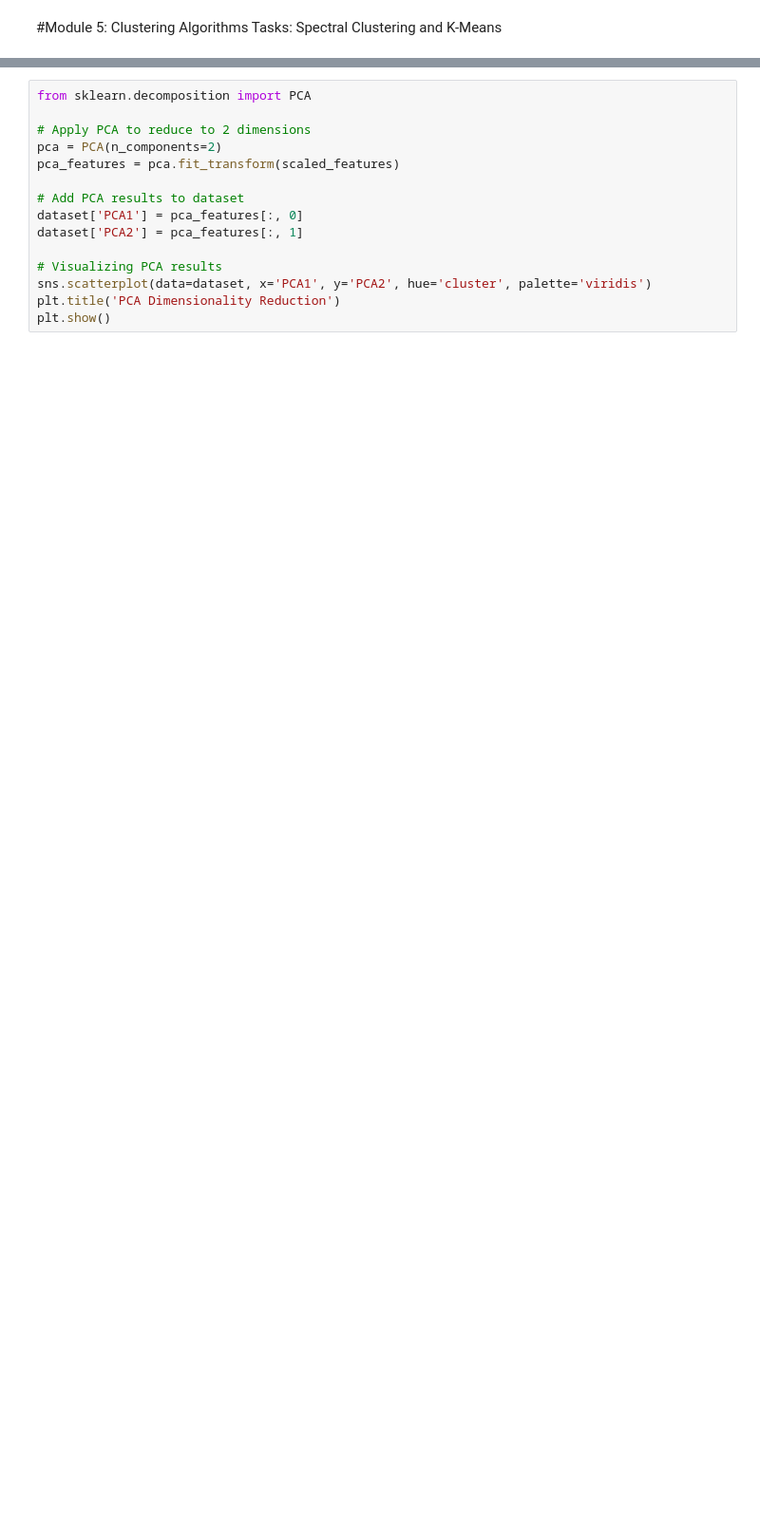
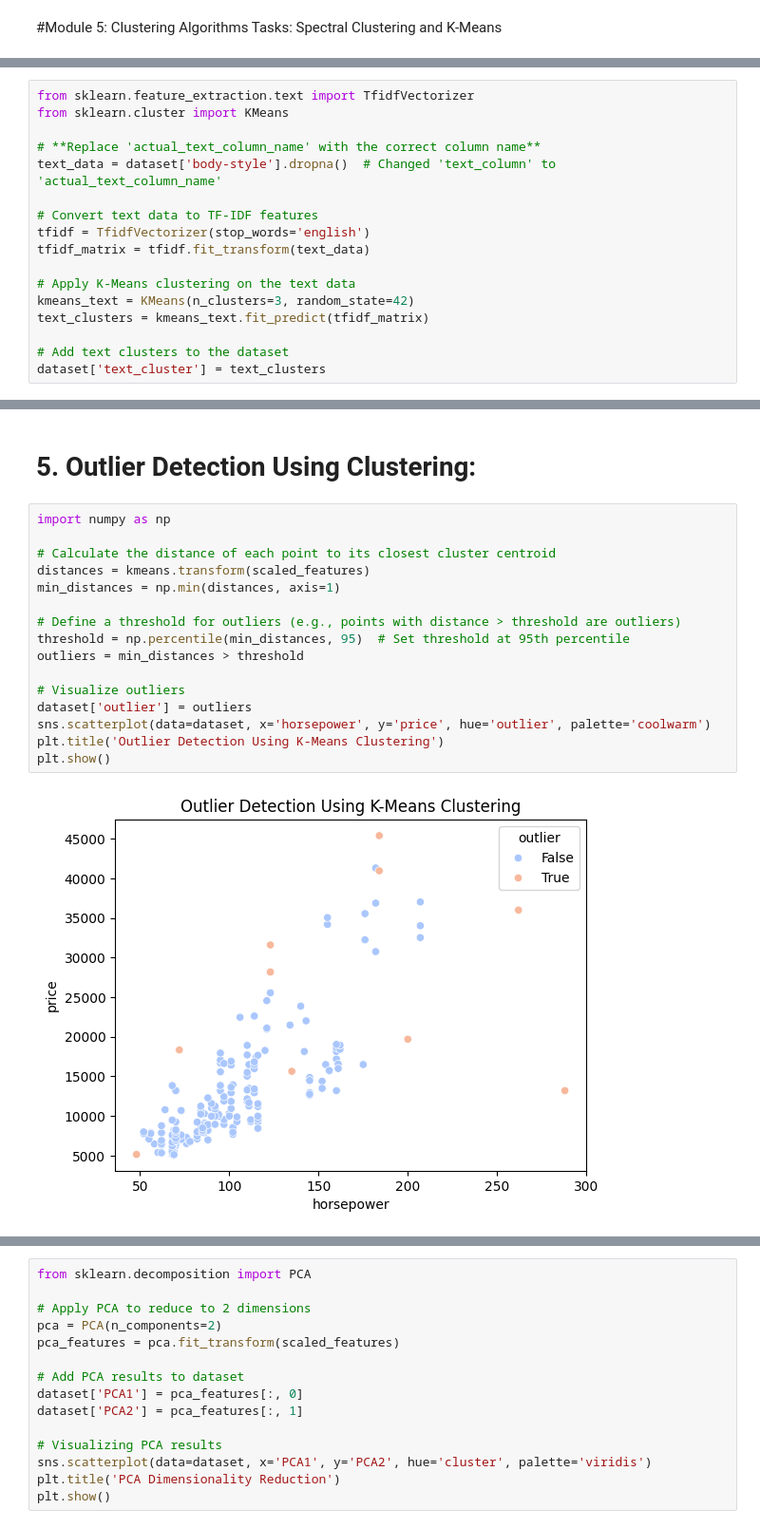
Before and after one commit to koushik0416/eda, a Jupyter notebook: eda_Da_1.ipynb, the cells around one changed output, grey strips where cells are left out. Shown at 95% size. Saved outputs shown, nothing was run; the diff lists cells and outputs as text; blank space fills up the shorter version.

```diff
--- a/eda_Da_1.ipynb
+++ b/eda_Da_1.ipynb
@@ -243,0 +280,17 @@ plt.show()
+# %%
+from sklearn.feature_extraction.text import TfidfVectorizer
+from sklearn.cluster import KMeans
+
+# **Replace 'actual_text_column_name' with the correct column name**
+text_data = dataset['body-style'].dropna()  # Changed 'text_column' to 'actual_text_column_name'
+
+# Convert text data to TF-IDF features
+tfidf = TfidfVectorizer(stop_words='english')
+tfidf_matrix = tfidf.fit_transform(text_data)
+
+# Apply K-Means clustering on the text data
+kmeans_text = KMeans(n_clusters=3, random_state=42)
+text_clusters = kmeans_text.fit_predict(tfidf_matrix)
+
+# Add text clusters to the dataset
+dataset['text_cluster'] = text_clusters
@@ -244,2 +313,22 @@ plt.show()
+# %% [markdown]
+# 5. Outlier Detection Using Clustering:
+# %%
+import numpy as np
+
+# Calculate the distance of each point to its closest cluster centroid
+distances = kmeans.transform(scaled_features)
+min_distances = np.min(distances, axis=1)
+
+# Define a threshold for outliers (e.g., points with distance > threshold are outliers)
+threshold = np.percentile(min_distances, 95)  # Set threshold at 95th percentile
+outliers = min_distances > threshold
+
+# Visualize outliers
+dataset['outlier'] = outliers
+sns.scatterplot(data=dataset, x='horsepower', y='price', hue='outlier', palette='coolwarm')
+plt.title('Outlier Detection Using K-Means Clustering')
+plt.show()
+# %% [output]
+[figure, added]
 # %% [markdown]
 # Module 6: Dimensionality Reduction
```
Also changed, not shown: parts of 12 cells of this notebook.
